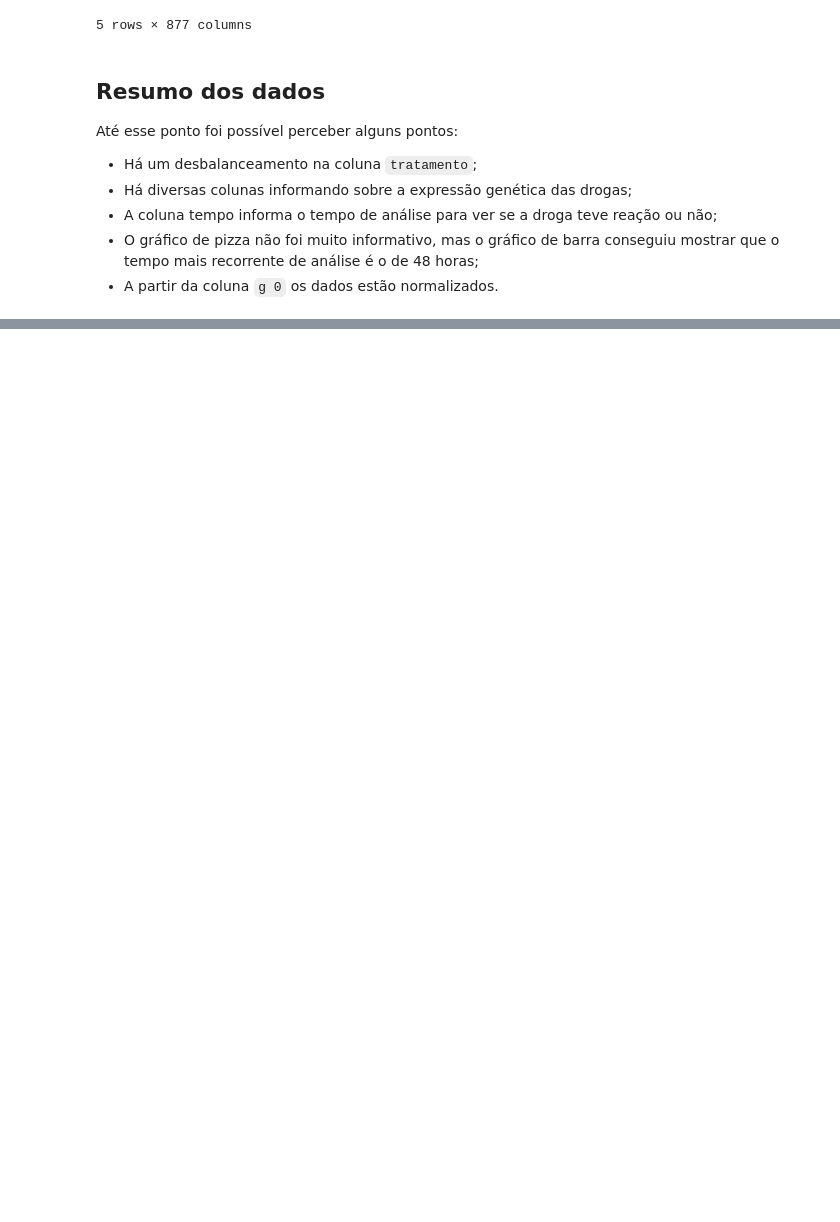
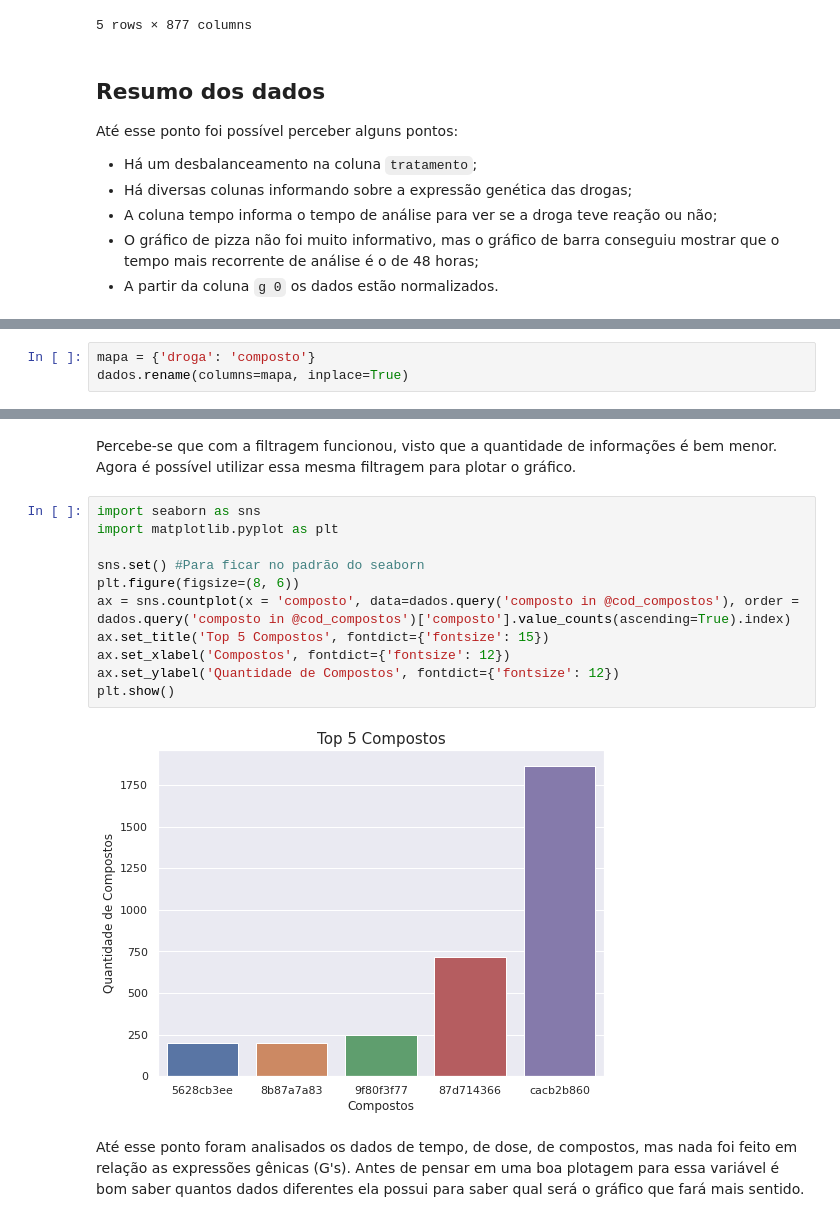
Before and after one commit to renatagsr/projetos, a Jupyter notebook: Imersão Dados/Drug Discovery.ipynb, the cells around one changed output, grey strips where cells are left out. Drawn from its saved outputs; the diff is of its cells as text; blank space fills up the shorter version.

Commit message:
Day 2 "imersão dados"

```diff
--- a/Imersão Dados/Drug Discovery.ipynb
+++ b/Imersão Dados/Drug Discovery.ipynb
@@ -237,0 +243,3 @@ Até esse ponto foi possível perceber alguns pontos:
+# %%
+mapa = {'droga': 'composto'}
+dados.rename(columns=mapa, inplace=True)
@@ -237,0 +269,17 @@ Até esse ponto foi possível perceber alguns pontos:
+# %% [markdown]
+Percebe-se que com a filtragem funcionou, visto que a quantidade de informações é bem menor. Agora é possível utilizar essa mesma filtragem para plotar o gráfico.
+# %%
+import seaborn as sns
+import matplotlib.pyplot as plt
+
+sns.set() #Para ficar no padrão do seaborn
+plt.figure(figsize=(8, 6))
+ax = sns.countplot(x = 'composto', data=dados.query('composto in @cod_compostos'), order = dados.query('composto in @cod_compostos')['composto'].value_counts(ascending=True).index)
+ax.set_title('Top 5 Compostos', fontdict={'fontsize': 15})
+ax.set_xlabel('Compostos', fontdict={'fontsize': 12})
+ax.set_ylabel('Quantidade de Compostos', fontdict={'fontsize': 12})
+plt.show()
+# %% [output]
+[figure, added]
+# %% [markdown]
+Até esse ponto foram analisados os dados de tempo, de dose, de compostos, mas nada foi feito em relação as expressões gênicas (G's). Antes de pensar em uma boa plotagem para essa variável é bom saber quantos dados diferentes ela possui para saber qual será o gráfico que fará mais sentido.
```
Also changed, not shown: parts of 33 cells of this notebook.
